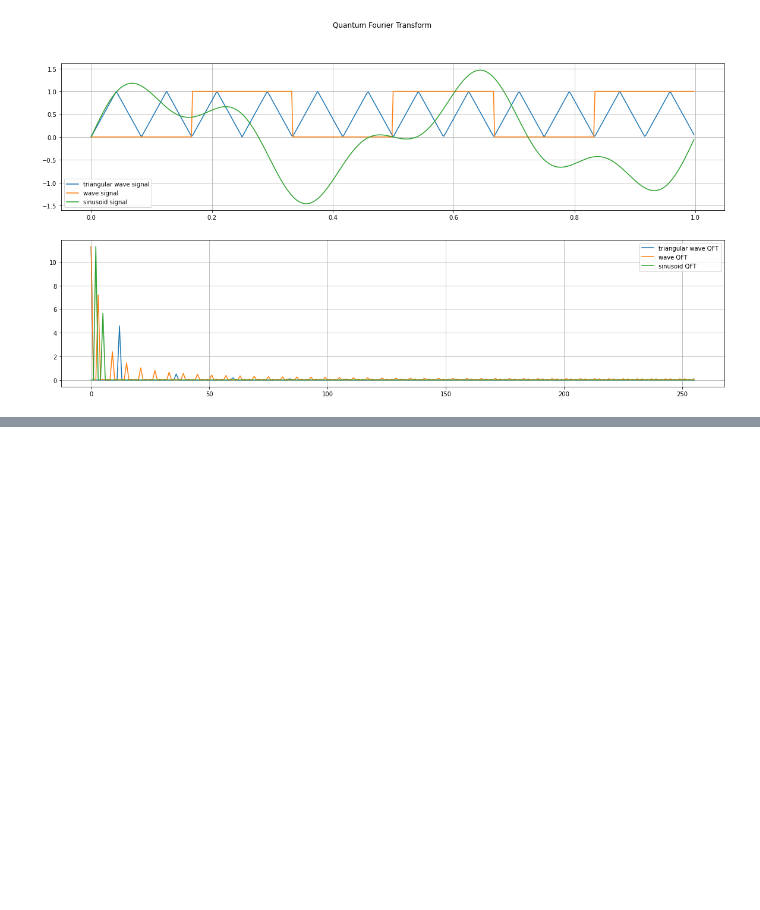
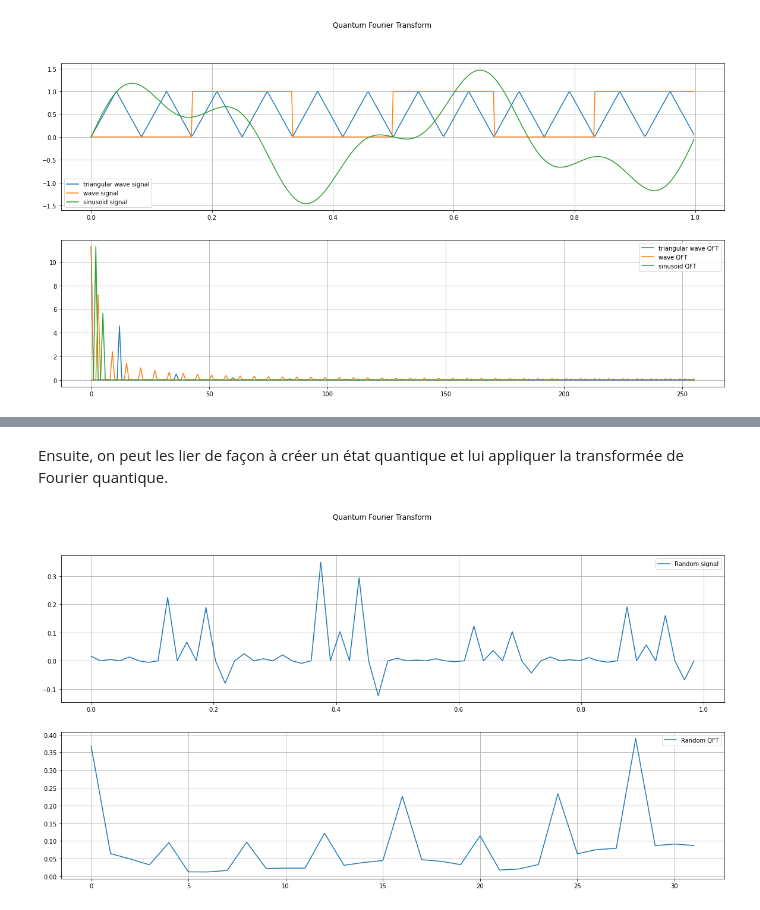
Before and after one commit to SamuelDubos/pyquantum, a Jupyter notebook: pyquantum/notebooks/Part3_QFT.ipynb, the cells around one changed output, grey strips where cells are left out. Drawn from its saved outputs; the diff is of its cells as text; code cells hidden in the pictures; blank space fills up the shorter version.

```diff
--- a/pyquantum/notebooks/Part3_QFT.ipynb
+++ b/pyquantum/notebooks/Part3_QFT.ipynb
@@ -82,0 +98,12 @@ graph.show()
+# %% [markdown]
+Ensuite, on peut les lier de façon à créer un état quantique et lui appliquer la transformée de Fourier quantique.
+# %%
+graph = Graph('Quantum Fourier Transform')
+n_qubits = len(qubits)
+x = np.arange(0, 1, 1 / (2 ** n_qubits))
+values = Circuit().conk([qubit.matrix for qubit in qubits])
+state = State(x, values, n_qubits, 'Random')
+graph.states.append(state)
+graph.show()
+# %% [output]
+[figure, added]
```
Also changed, not shown: parts of 4 cells of this notebook, 2 other files.
